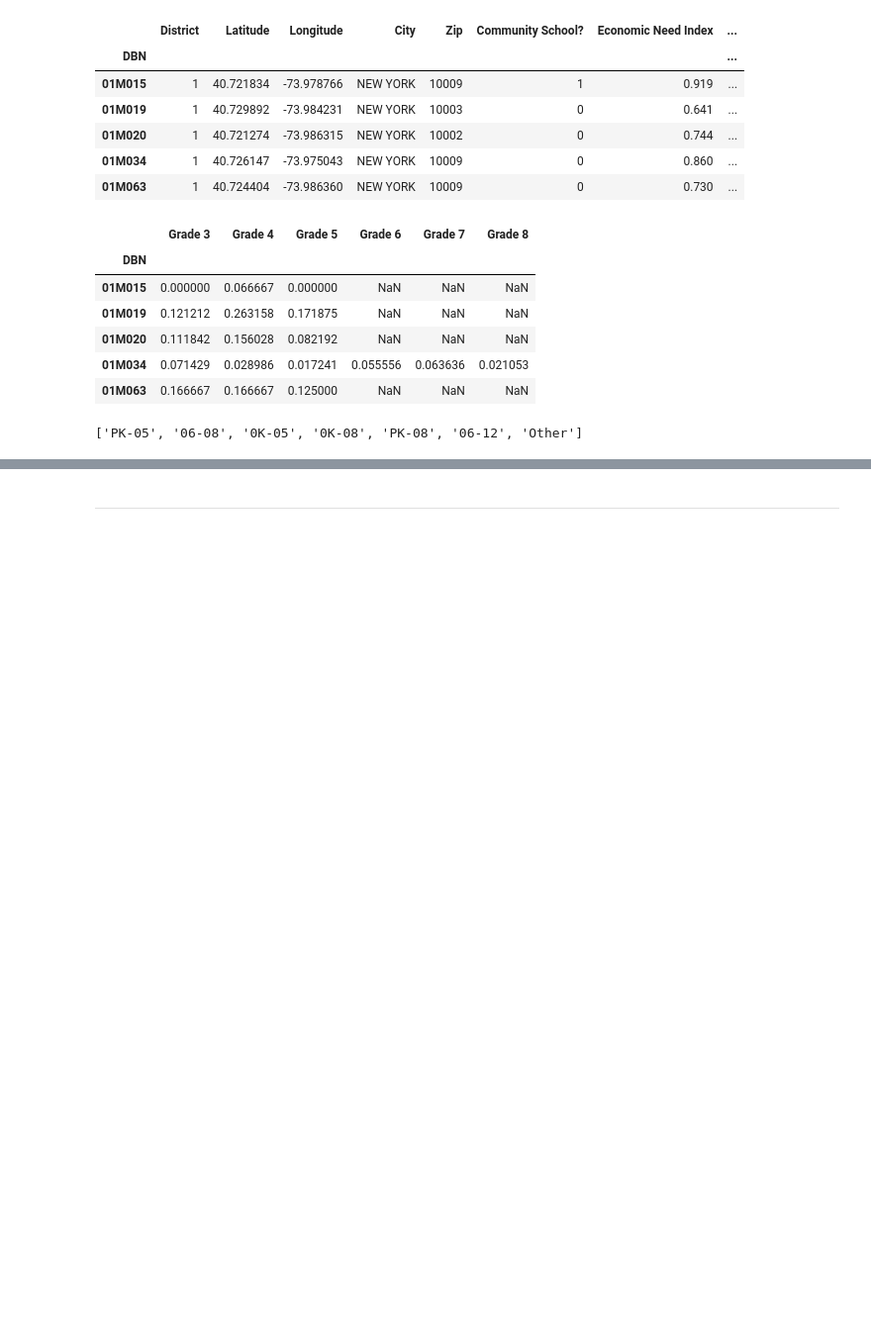
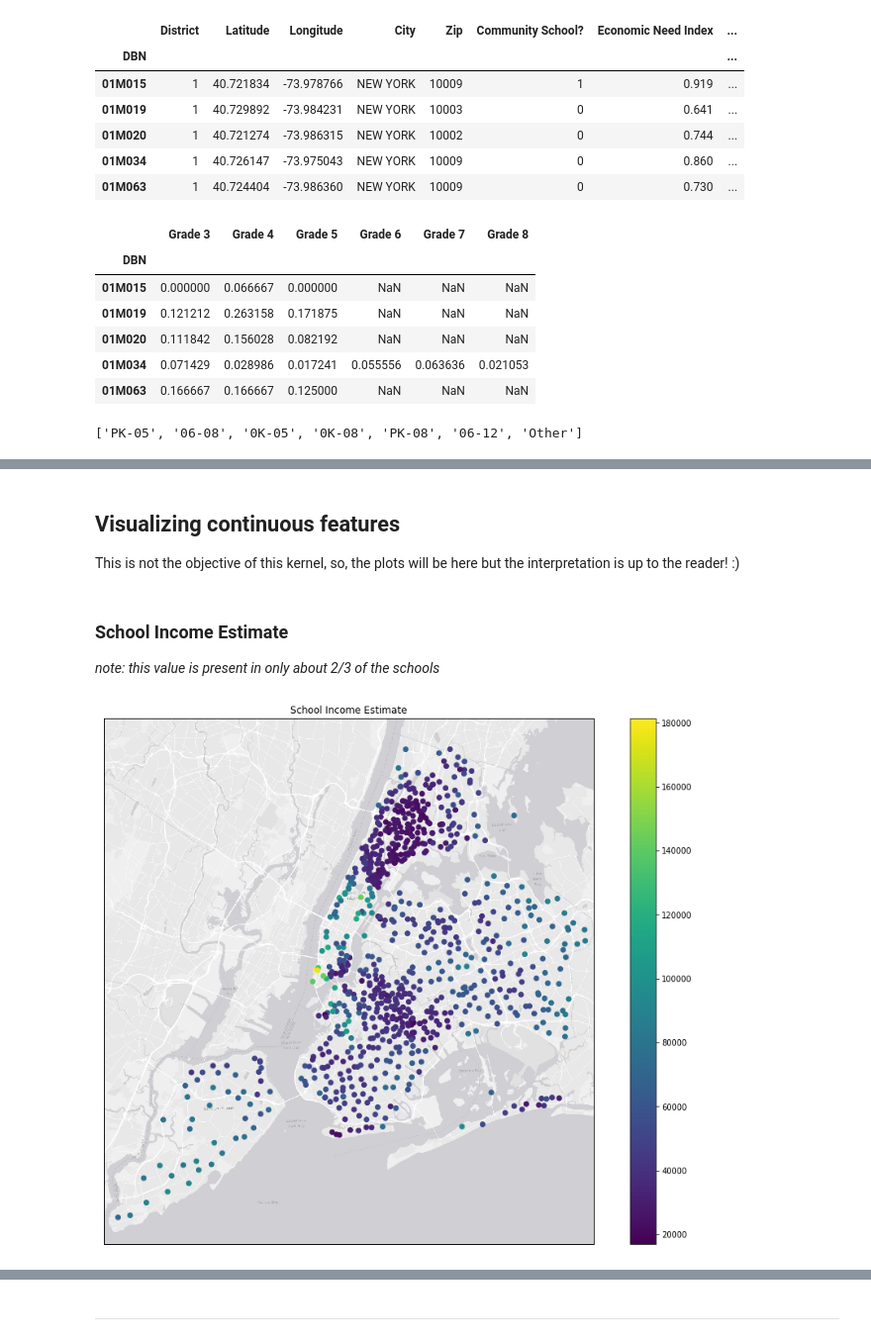
Before and after one commit to araraonline/kag-passnyc, a Jupyter notebook: notebooks/kernel-groups-of-schools.ipynb, the cells around one changed output, grey strips where cells are left out. Shown at 99% size. Saved outputs shown, nothing was run; the diff lists cells and outputs as text; code cells hidden in the pictures; blank space fills up the shorter version.

Commit message:
Display continuous features

```diff
--- a/notebooks/kernel-groups-of-schools.ipynb
+++ b/notebooks/kernel-groups-of-schools.ipynb
@@ -332,7 +335,7 @@ def plot_unavailable(data, ax):
 # mapping
 
 def plot_cluster_map(cluster, data, **kwargs):
-    plt.figure(figsize=(16,12))
+    plt.figure(figsize=(20,12))
     m = plot_basemap()
     for c, d in data.groupby(cluster):
         lat = d['Latitude'].values
@@ -343,7 +346,7 @@ def plot_cluster_map(cluster, data, **kwargs):
     plt.legend()
 
 def plot_continuous_map(features, data, **kwargs):
-    fig, ax = plt.subplots(figsize=(16,12))
+    fig, ax = plt.subplots(figsize=(20,12))
     m = plot_basemap()
 
     lat = data['Latitude'].values
@@ -369,7 +372,7 @@ def plot_schools_info(data, title=''):
     ax5 = plt.subplot(gs[1, 2])
     ax6 = plt.subplot(gs[1, 3])
 
-    draw_minimap(data, ax1)
+    plot_minimap(data, ax1)
     plot_framework_measures(data, ax2)
     plot_available_grades(data, ax3)
     plot_community_school(data, ax4)
@@ -421,3 +424,15 @@ def plot_clusters(clusters, data):
         d = data[clusters == cluster]
         plot_students_info(d, title="Cluster {!r}".format(cluster))
         plt.show()
+# %% [markdown]
+## Visualizing continuous features
+
+This is not the objective of this kernel, so, the plots will be here but the interpretation is up to the reader! :)
+# %% [markdown]
+### School Income Estimate
+
+*note: this value is present in only about 2/3 of the schools*
+# %%
+plot_continuous_map(df['School Income Estimate'], df)
+# %% [output]
+[figure, added]
```
Also changed, not shown: parts of 26 cells of this notebook, 1 other file.
